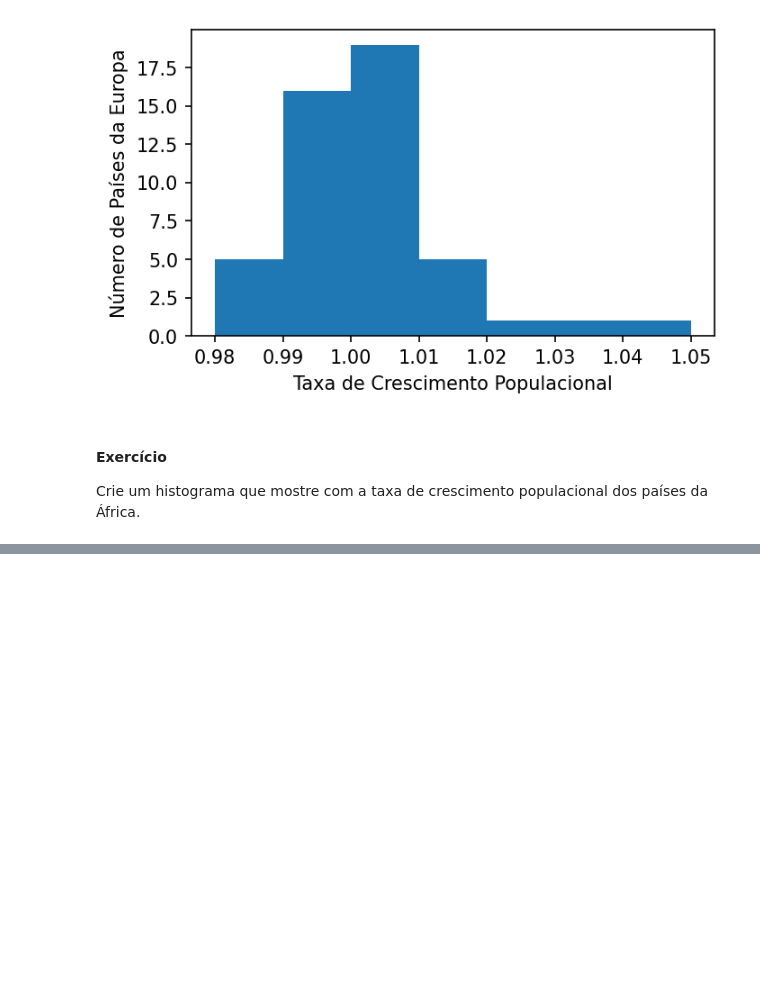
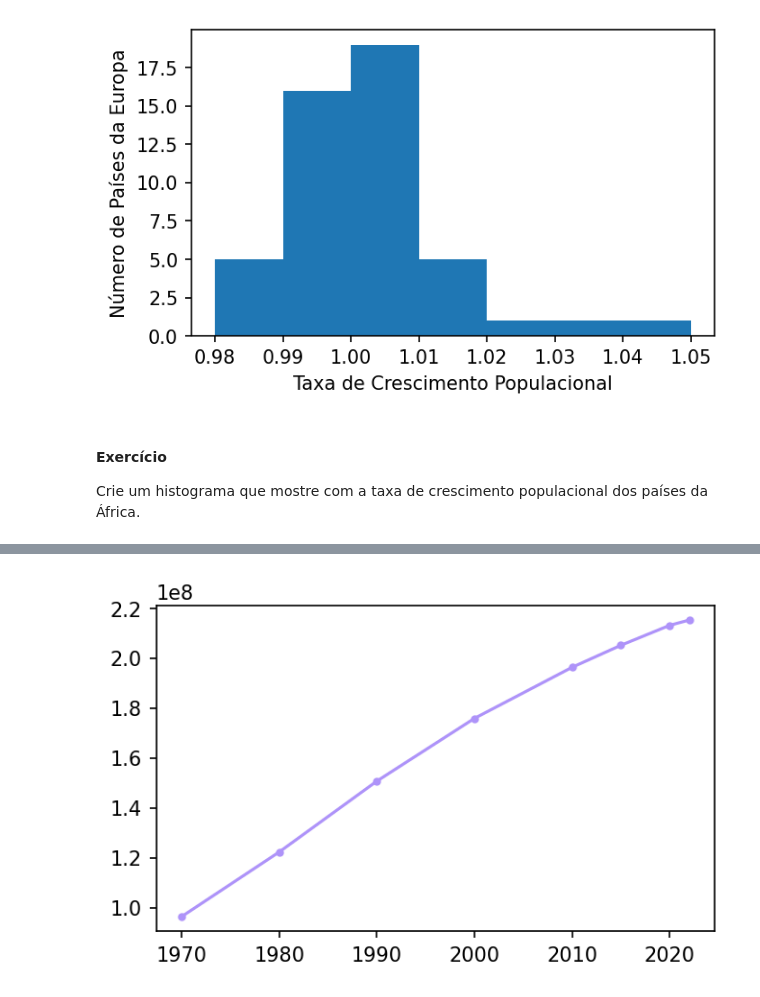
Before and after one commit to heitorhenriques/MiniCurso, a Jupyter notebook: Aula 4/Aula4.ipynb, the cells around one changed output, grey strips where cells are left out. Drawn from its saved outputs; the diff is of its cells as text; code cells hidden in the pictures; blank space fills up the shorter version.

```diff
--- a/Aula 4/Aula4.ipynb
+++ b/Aula 4/Aula4.ipynb
@@ -414,0 +434,6 @@ Crie um histograma que mostre com a taxa de crescimento populacional dos países
+# %%
+lista_pra_dropar=['1999','2000','2001','2002','2003','2004','2005','2006','2007','2008','2009','2010','2012','2013','2014','2015','2016','2017','2018','2019']
+gdp.drop(lista_pra_dropar, inplace=True, axis=1)
+gdp.rename(columns={'Country': 'Country/Territory'}, inplace=True)
+gdp = gdp.set_index('Country/Territory')
+gdp.head()
@@ -414,0 +450,3 @@ Crie um histograma que mostre com a taxa de crescimento populacional dos países
+# %%
+wrld_info = wrld_pop.merge(gdp, on='Country/Territory')
+wrld_info.head()
@@ -414,0 +462,3 @@ Crie um histograma que mostre com a taxa de crescimento populacional dos países
+# %%
+brasil = wrld_info.loc[wrld_info['Country/Territory'] == 'Brazil']
+brasil
@@ -414,0 +468,10 @@ Crie um histograma que mostre com a taxa de crescimento populacional dos países
+# %%
+eixo_x=[1970,1980,1990,2000,2010,2015,2020,2022]
+eixo_y=[brasil.iloc[0,11],brasil.iloc[0,10],brasil.iloc[0,9], brasil.iloc[0,8], brasil.iloc[0,7], brasil.iloc[0,6], brasil.iloc[0,5], brasil.iloc[0,4]]
+# %%
+plt.figure(figsize=(5,3), dpi=150)
+
+plt.plot(eixo_x, eixo_y, color="#ae93f9", linestyle='-', marker='.', markersize=6, label='roxo')
+plt.show()
+# %% [output]
+[figure, added]
```
Also changed, not shown: parts of 16 cells of this notebook, 2 other files.
